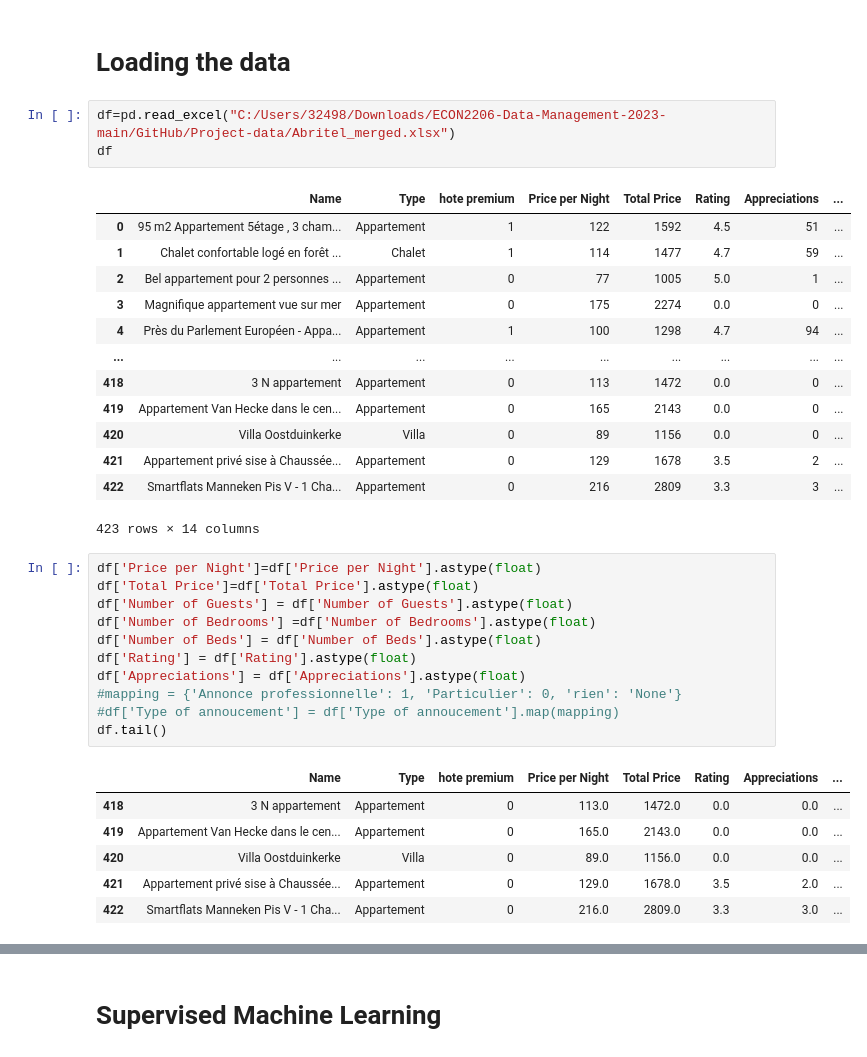
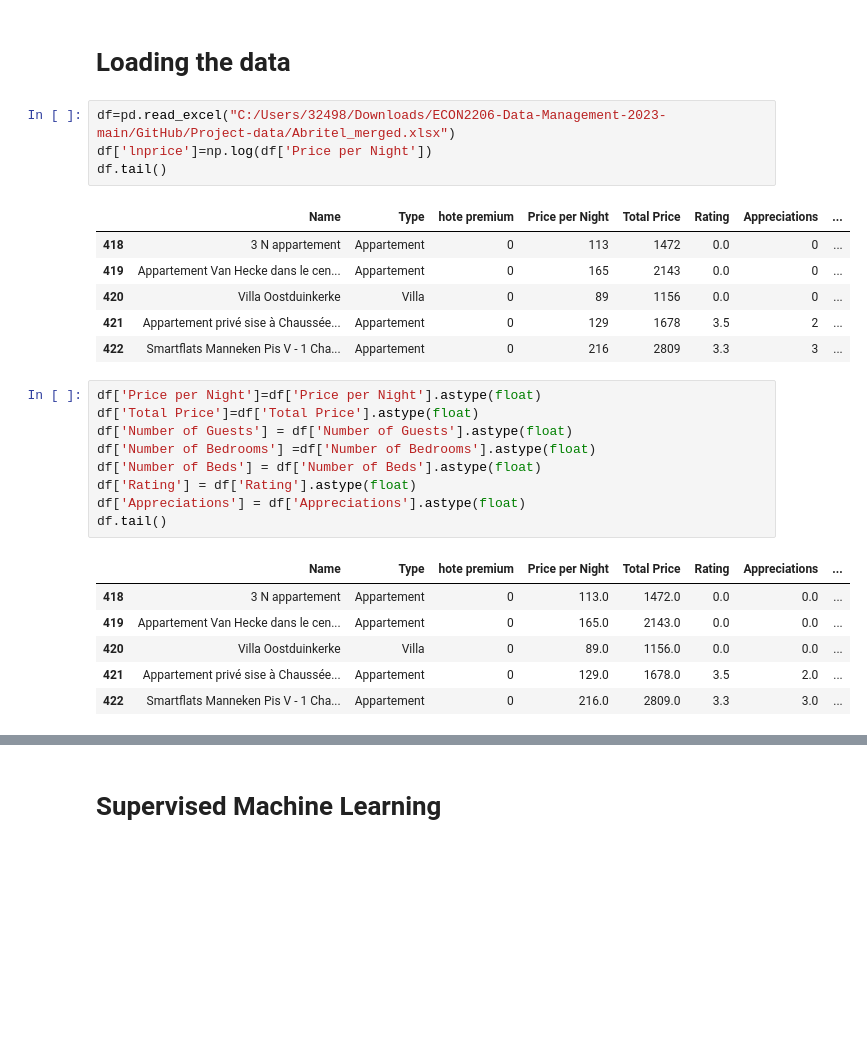
Before and after one commit to paulinecolle/Project-data, a Jupyter notebook: Modelling.ipynb, the cells around one changed output, grey strips where cells are left out. Drawn from its saved outputs; the diff is of its cells as text; blank space fills up the shorter version.

```diff
--- a/Modelling.ipynb
+++ b/Modelling.ipynb
@@ -24,21 +29,15 @@ import seaborn as sns
 # Loading the data
 # %%
 df=pd.read_excel("C:/Users/32498/Downloads/ECON2206-Data-Management-2023-main/GitHub/Project-data/Abritel_merged.xlsx")
-df
+df['lnprice']=np.log(df['Price per Night'])
+df.tail()
 # %% [output]
 |  | Name | Type | hote premium | Price per Night | Total Price | Rating | Appreciations | ... |
-| 0 | 95 m2 Appartement 5étage , 3 cham... | Appartement | 1 | 122 | 1592 | 4.5 | 51 | ... |
-| 1 | Chalet confortable logé en forêt ... | Chalet | 1 | 114 | 1477 | 4.7 | 59 | ... |
-| 2 | Bel appartement pour 2 personnes ... | Appartement | 0 | 77 | 1005 | 5.0 | 1 | ... |
-| 3 | Magnifique appartement vue sur mer | Appartement | 0 | 175 | 2274 | 0.0 | 0 | ... |
-| 4 | Près du Parlement Européen - Appa... | Appartement | 1 | 100 | 1298 | 4.7 | 94 | ... |
-| ... | ... | ... | ... | ... | ... | ... | ... | ... |
 | 418 | 3 N appartement | Appartement | 0 | 113 | 1472 | 0.0 | 0 | ... |
 | 419 | Appartement Van Hecke dans le cen... | Appartement | 0 | 165 | 2143 | 0.0 | 0 | ... |
 | 420 | Villa Oostduinkerke | Villa | 0 | 89 | 1156 | 0.0 | 0 | ... |
 | 421 | Appartement privé sise à Chaussée... | Appartement | 0 | 129 | 1678 | 3.5 | 2 | ... |
 | 422 | Smartflats Manneken Pis V - 1 Cha... | Appartement | 0 | 216 | 2809 | 3.3 | 3 | ... |
-423 rows × 14 columns
 # %%
 df['Price per Night']=df['Price per Night'].astype(float)
 df['Total Price']=df['Total Price'].astype(float)
@@ -47,8 +46,6 @@ df['Number of Bedrooms'] =df['Number of Bedrooms'].astype(float)
 df['Number of Beds'] = df['Number of Beds'].astype(float)
 df['Rating'] = df['Rating'].astype(float)
 df['Appreciations'] = df['Appreciations'].astype(float)
-#mapping = {'Annonce professionnelle': 1, 'Particulier': 0, 'rien': 'None'}
-#df['Type of annoucement'] = df['Type of annoucement'].map(mapping)
 df.tail()
 # %% [output]
 |  | Name | Type | hote premium | Price per Night | Total Price | Rating | Appreciations | ... |
```
Also changed, not shown: parts of 72 cells of this notebook.
